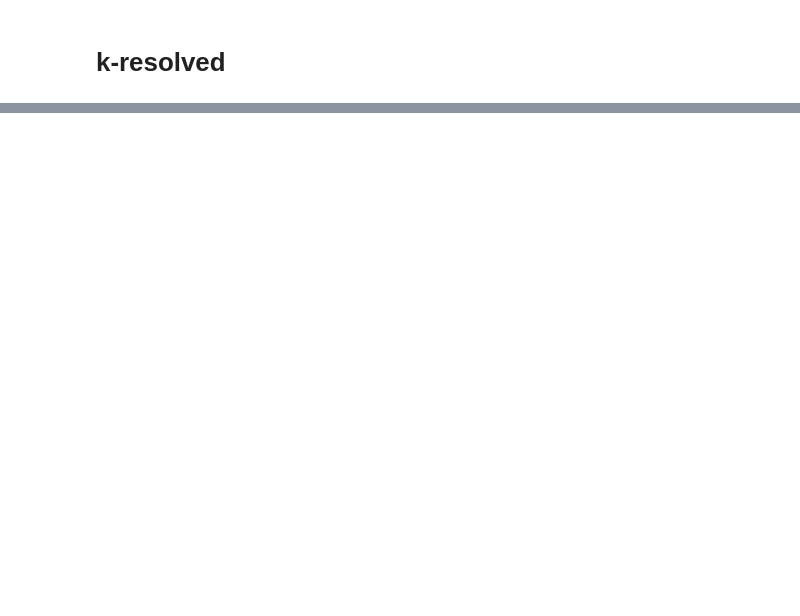
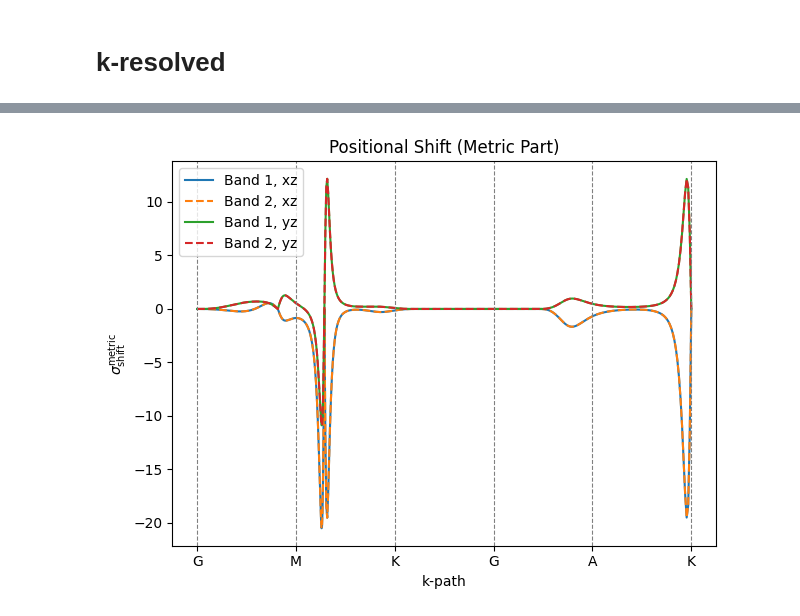
Before and after one commit to elchatz/pos-shift-test, a Jupyter notebook: Ferroaxial-TB.ipynb, the cells around one changed output, grey strips where cells are left out. Drawn from its saved outputs; the diff is of its cells as text; code cells hidden in the pictures; blank space fills up the shorter version.

```diff
--- a/Ferroaxial-TB.ipynb
+++ b/Ferroaxial-TB.ipynb
@@ -388,0 +366,20 @@ g_xx_band0 = metric[:, 0, 0, 0]
+# %%
+plt.plot(kline, pos_shift_metric[:,0,0,2], label="Band 1, xz")
+plt.plot(kline, pos_shift_metric[:,1,0,2], label="Band 2, xz", linestyle='--')
+plt.plot(kline, pos_shift_metric[:,0,1,2], label="Band 1, yz")
+plt.plot(kline, pos_shift_metric[:,1,1,2], label="Band 2, yz", linestyle='--')
+
+tick_positions = np.linspace(kline[0], kline[-1], len(path.labels))
+plt.xticks(ticks=tick_positions, labels=path.labels.values())
+for pos in tick_positions:
+    plt.axvline(x=pos, color='grey', linestyle='--', linewidth=0.8)
+
+plt.xlabel("k-path")
+plt.ylabel(r'$\sigma_\mathrm{shift}^\mathrm{metric}$')
+plt.title("Positional Shift (Metric Part)")
+plt.legend()
+plt.tight_layout()
+plt.show()
+plt.close()
+# %% [output]
+[figure, added]
```
Also changed, not shown: parts of 14 cells of this notebook.
